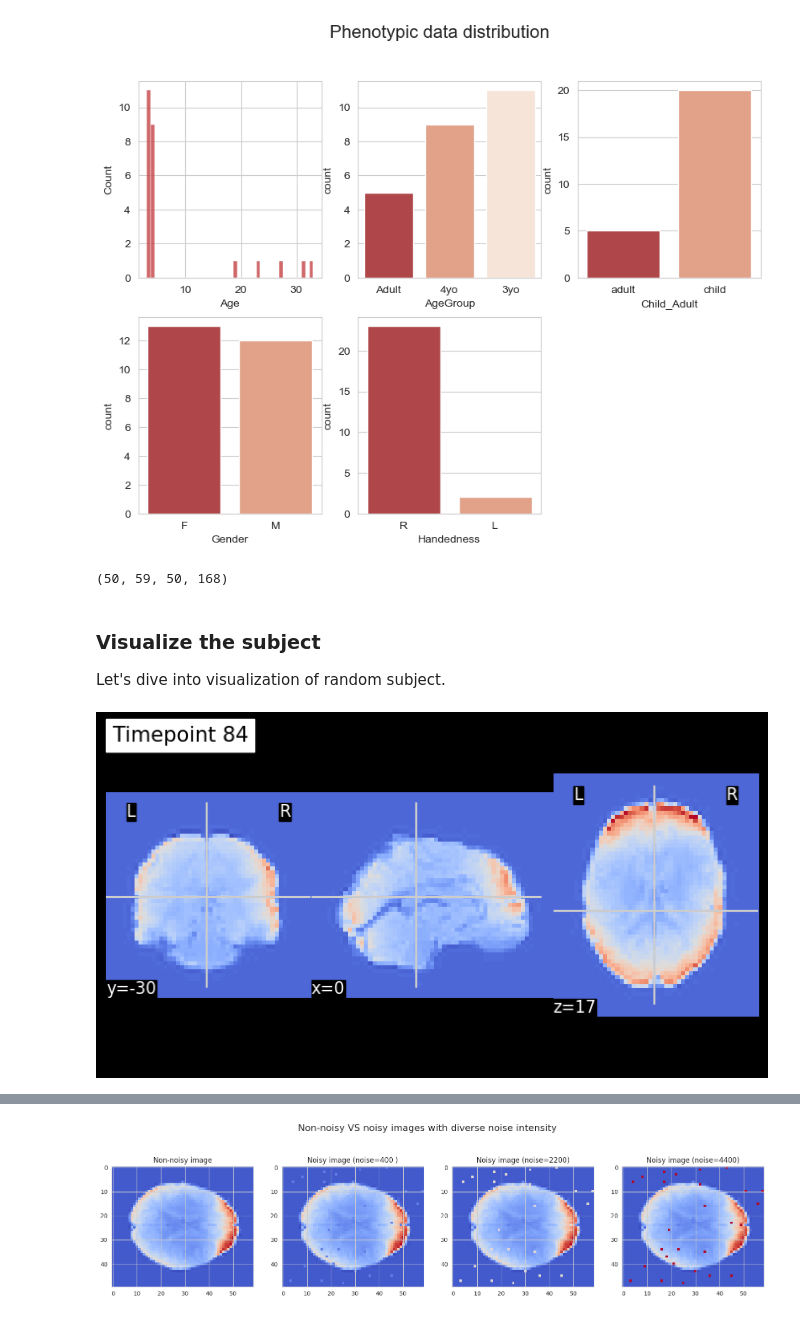
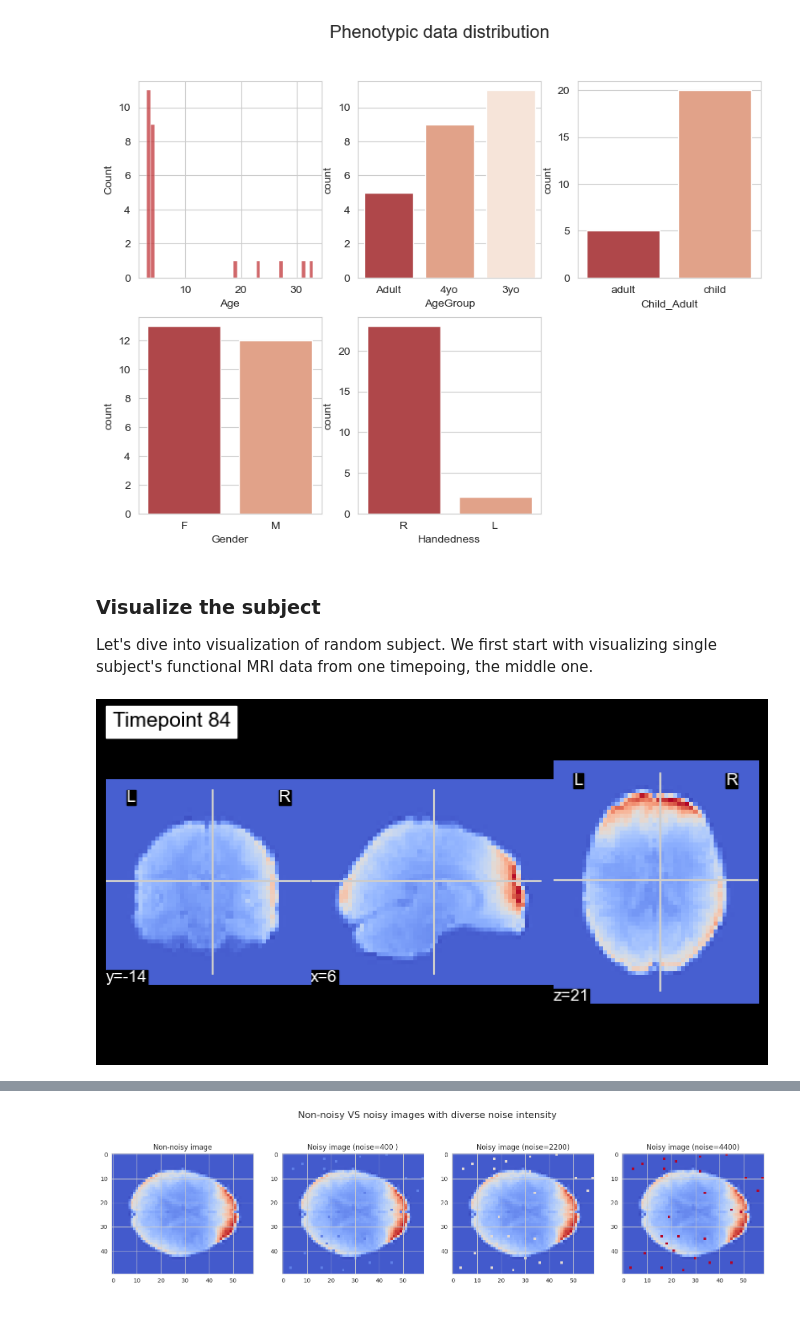
Before and after one commit to ludekcizinsky/fMRI-dimensionality-reduction, a Jupyter notebook: run_v2.ipynb, the cells around one changed output, grey strips where cells are left out. Cells and saved outputs as stored; diff of their text form; code cells hidden in the pictures.

```diff
--- a/run_v2.ipynb
+++ b/run_v2.ipynb
@@ -65,0 +61,15 @@ Y_DIM = 59
+# %%
+# Get sample subject
+subject1 = nib.load(data.func[0])
+
+# Total number of scans taken per one subject
+IPS = subject1.shape[-1]
+
+# Set which scan we want to look at accross subjects
+TRI = IPS//2 # For effect compenstation
+X_DIM, Y_DIM, Z_DIM = subject1.shape[:3]
+SLICE = Z_DIM//2 # Middle frames give better spatial coverage of the brain
+
+# Show the extracted information
+print(f"Each scan has shape (x, y, z): {X_DIM, Y_DIM, Z_DIM}")
+print(f"Number of scans per subject: {IPS}, we will be looking at scan number {TRI}.\nWe choose slice number {SLICE} for visualization.")
@@ -113,22 +131,17 @@ fig.suptitle("Phenotypic data distribution", fontsize=16);
 fig.savefig('figures/phenotypic_data_distribution.png', dpi=300)
 # %% [output]
 [figure]
-# %%
-nib.load(data.func[0]).shape
-# %% [output]
-(50, 59, 50, 168)
 # %% [markdown]
 ### Visualize the subject
 
-Let's dive into visualization of random subject.
+Let's dive into visualization of random subject. We first start with visualizing single subject's functional MRI data from one timepoing, the middle one.
-# %%
-# Select a random subject
-subj_i = np.random.randint(0, N_SUBJECTS-1)
-
-# Plot fMRI 3D volume (we choose the timepoint in the middle of the acquisition)
-subj_vol = nib.load(data.func[subj_i])
-TR_i = round(IPS/2)
-plotting.plot_epi(image.index_img(subj_vol, TR_i),  cmap = 'coolwarm', title=f"Timepoint {TR_i}")
-plt.show()
-# %% [output]
-[figure, removed]
+# %%
+subj_vol = nib.load(data.func[SI])
+plotting.plot_epi(
+    image.index_img(subj_vol, TRI),
+    cmap = 'coolwarm',
+    title=f"Timepoint {TRI}",
+    output_file=f'figures/subject_{SI}_timepoint_{TRI}.png' if SAVE_FIGURES else None
+);
+# %% [output]
+[figure, added]
```
Also changed, not shown: parts of 24 cells of this notebook, 3 other files.
